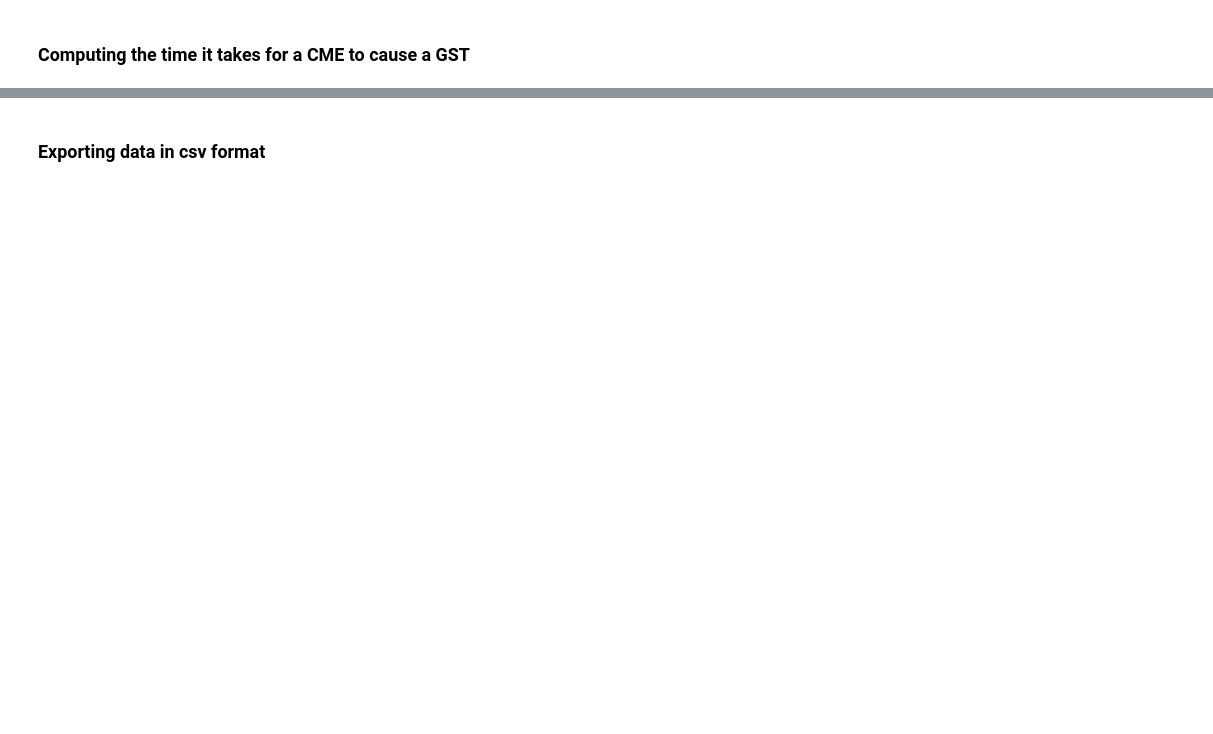
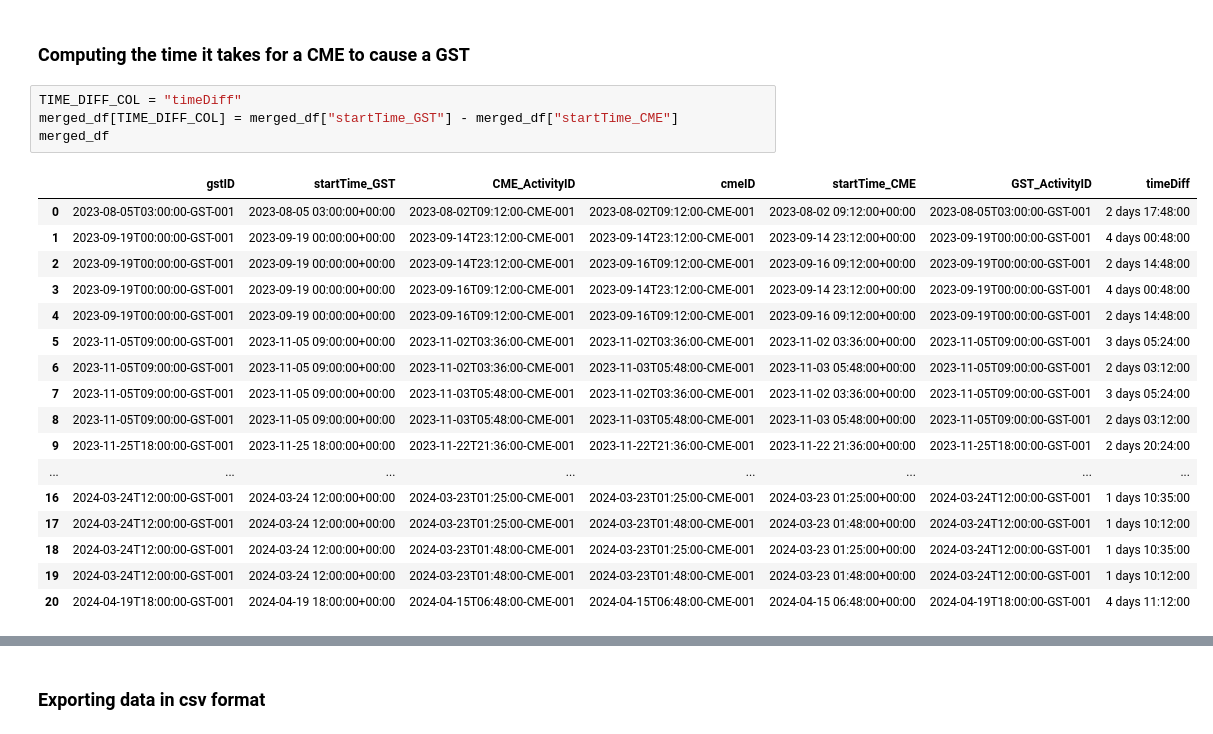
Before and after one commit to tamfree/data-sourcing-challenge, a Jupyter notebook: retrieve_data.ipynb, the cells around one changed output, grey strips where cells are left out. Drawn from its saved outputs; the diff is of its cells as text; blank space fills up the shorter version.

```diff
--- a/retrieve_data.ipynb
+++ b/retrieve_data.ipynb
@@ -518,4 +524,26 @@ memory usage: 3.3+ KB
 # %% [markdown]
 ### Computing the time it takes for a CME to cause a GST
+# %%
+TIME_DIFF_COL = "timeDiff"
+merged_df[TIME_DIFF_COL] = merged_df["startTime_GST"] - merged_df["startTime_CME"]
+merged_df
+# %% [output]
+|  | gstID | startTime_GST | CME_ActivityID | cmeID | startTime_CME | GST_ActivityID | timeDiff |
+| 0 | 2023-08-05T03:00:00-GST-001 | 2023-08-05 03:00:00+00:00 | 2023-08-02T09:12:00-CME-001 | 2023-08-02T09:12:00-CME-001 | 2023-08-02 09:12:00+00:00 | 2023-08-05T03:00:00-GST-001 | 2 days 17:48:00 |
+| 1 | 2023-09-19T00:00:00-GST-001 | 2023-09-19 00:00:00+00:00 | 2023-09-14T23:12:00-CME-001 | 2023-09-14T23:12:00-CME-001 | 2023-09-14 23:12:00+00:00 | 2023-09-19T00:00:00-GST-001 | 4 days 00:48:00 |
+| 2 | 2023-09-19T00:00:00-GST-001 | 2023-09-19 00:00:00+00:00 | 2023-09-14T23:12:00-CME-001 | 2023-09-16T09:12:00-CME-001 | 2023-09-16 09:12:00+00:00 | 2023-09-19T00:00:00-GST-001 | 2 days 14:48:00 |
+| 3 | 2023-09-19T00:00:00-GST-001 | 2023-09-19 00:00:00+00:00 | 2023-09-16T09:12:00-CME-001 | 2023-09-14T23:12:00-CME-001 | 2023-09-14 23:12:00+00:00 | 2023-09-19T00:00:00-GST-001 | 4 days 00:48:00 |
+| 4 | 2023-09-19T00:00:00-GST-001 | 2023-09-19 00:00:00+00:00 | 2023-09-16T09:12:00-CME-001 | 2023-09-16T09:12:00-CME-001 | 2023-09-16 09:12:00+00:00 | 2023-09-19T00:00:00-GST-001 | 2 days 14:48:00 |
+| 5 | 2023-11-05T09:00:00-GST-001 | 2023-11-05 09:00:00+00:00 | 2023-11-02T03:36:00-CME-001 | 2023-11-02T03:36:00-CME-001 | 2023-11-02 03:36:00+00:00 | 2023-11-05T09:00:00-GST-001 | 3 days 05:24:00 |
+| 6 | 2023-11-05T09:00:00-GST-001 | 2023-11-05 09:00:00+00:00 | 2023-11-02T03:36:00-CME-001 | 2023-11-03T05:48:00-CME-001 | 2023-11-03 05:48:00+00:00 | 2023-11-05T09:00:00-GST-001 | 2 days 03:12:00 |
+| 7 | 2023-11-05T09:00:00-GST-001 | 2023-11-05 09:00:00+00:00 | 2023-11-03T05:48:00-CME-001 | 2023-11-02T03:36:00-CME-001 | 2023-11-02 03:36:00+00:00 | 2023-11-05T09:00:00-GST-001 | 3 days 05:24:00 |
+| 8 | 2023-11-05T09:00:00-GST-001 | 2023-11-05 09:00:00+00:00 | 2023-11-03T05:48:00-CME-001 | 2023-11-03T05:48:00-CME-001 | 2023-11-03 05:48:00+00:00 | 2023-11-05T09:00:00-GST-001 | 2 days 03:12:00 |
+| 9 | 2023-11-25T18:00:00-GST-001 | 2023-11-25 18:00:00+00:00 | 2023-11-22T21:36:00-CME-001 | 2023-11-22T21:36:00-CME-001 | 2023-11-22 21:36:00+00:00 | 2023-11-25T18:00:00-GST-001 | 2 days 20:24:00 |
+| ... | ... | ... | ... | ... | ... | ... | ... |
+| 16 | 2024-03-24T12:00:00-GST-001 | 2024-03-24 12:00:00+00:00 | 2024-03-23T01:25:00-CME-001 | 2024-03-23T01:25:00-CME-001 | 2024-03-23 01:25:00+00:00 | 2024-03-24T12:00:00-GST-001 | 1 days 10:35:00 |
+| 17 | 2024-03-24T12:00:00-GST-001 | 2024-03-24 12:00:00+00:00 | 2024-03-23T01:25:00-CME-001 | 2024-03-23T01:48:00-CME-001 | 2024-03-23 01:48:00+00:00 | 2024-03-24T12:00:00-GST-001 | 1 days 10:12:00 |
+| 18 | 2024-03-24T12:00:00-GST-001 | 2024-03-24 12:00:00+00:00 | 2024-03-23T01:48:00-CME-001 | 2024-03-23T01:25:00-CME-001 | 2024-03-23 01:25:00+00:00 | 2024-03-24T12:00:00-GST-001 | 1 days 10:35:00 |
+| 19 | 2024-03-24T12:00:00-GST-001 | 2024-03-24 12:00:00+00:00 | 2024-03-23T01:48:00-CME-001 | 2024-03-23T01:48:00-CME-001 | 2024-03-23 01:48:00+00:00 | 2024-03-24T12:00:00-GST-001 | 1 days 10:12:00 |
+| 20 | 2024-04-19T18:00:00-GST-001 | 2024-04-19 18:00:00+00:00 | 2024-04-15T06:48:00-CME-001 | 2024-04-15T06:48:00-CME-001 | 2024-04-15 06:48:00+00:00 | 2024-04-19T18:00:00-GST-001 | 4 days 11:12:00 |
 # %%
 # Compute the time diff between startTime_GST and startTime_CME by creating a new column called `timeDiff`.
```
Also changed, not shown: parts of 7 cells of this notebook.
